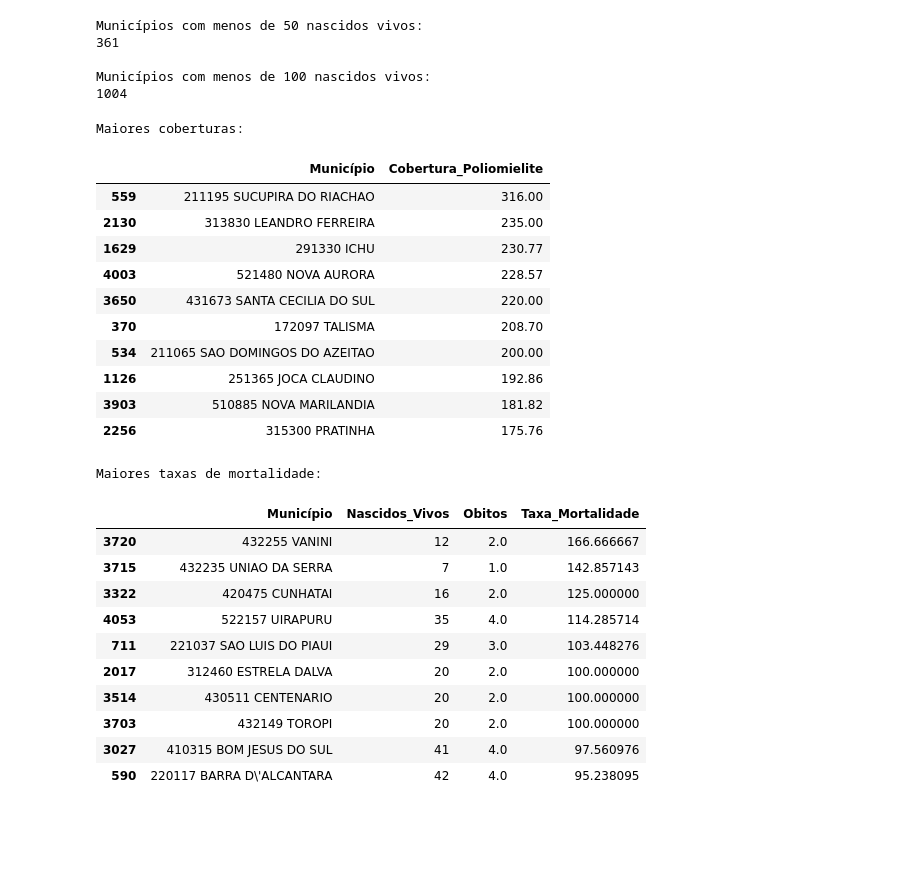
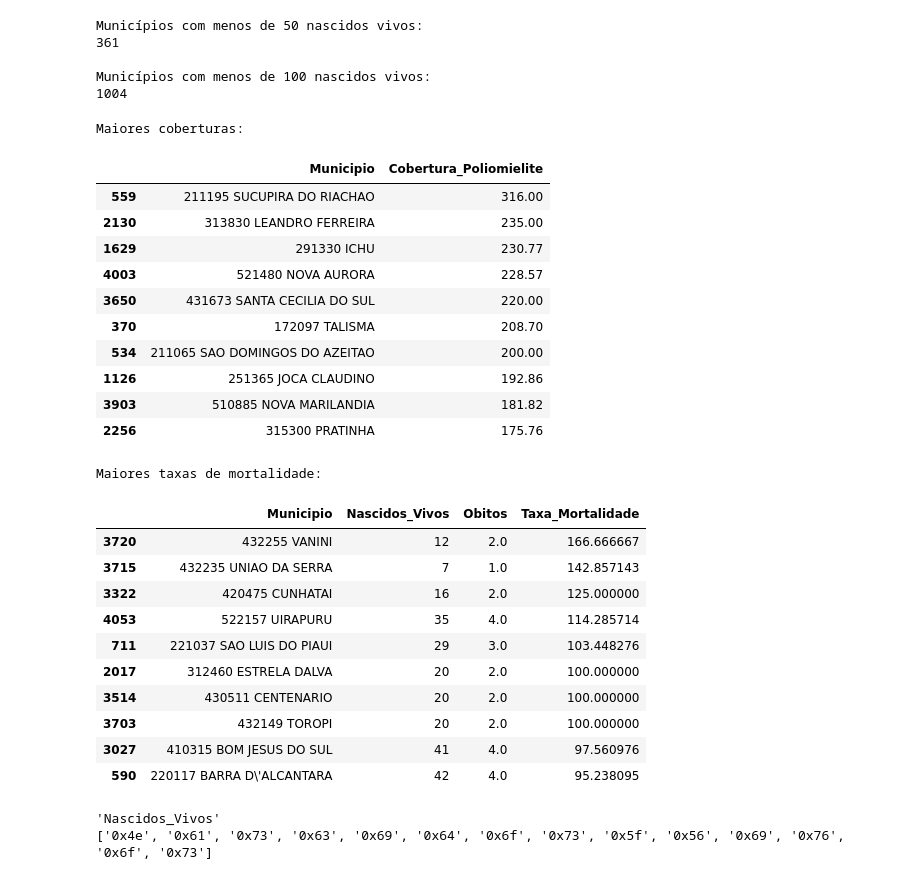
Before and after one commit to deltageneral186/Projeto-Final-de-Ciencia-de-Dados, a Jupyter notebook: datasets/Projeto Final de Ciência de Dados.ipynb, the cells around one changed output. Saved outputs shown, nothing was run; the diff lists cells and outputs as text; code cells hidden in the pictures; blank space fills up the shorter version.

```diff
--- a/datasets/Projeto Final de Ciência de Dados.ipynb
+++ b/datasets/Projeto Final de Ciência de Dados.ipynb
@@ -225,24 +231,24 @@ obitos["codigo_municipio"] = (
 # %% [markdown]
 Criando código para os municípios (nova coluna)
 # %%
-imunizacao["codigo_municipio"] = imunizacao["Município"].str.extract(r"^(\d{6})")[0]
+imunizacao["codigo_municipio"] = imunizacao["Municipio"].str.extract(r"^(\d{6})")[0]
 
-obitos["codigo_municipio"] = obitos["Município"].str.extract(r"^(\d{6})")[0]
+obitos["codigo_municipio"] = obitos["Municipio"].str.extract(r"^(\d{6})")[0]
 
-nascidos["codigo_municipio"] = nascidos["Município"].str.extract(r"^(\d{6})")[0]
+nascidos["codigo_municipio"] = nascidos["Municipio"].str.extract(r"^(\d{6})")[0]
 # %% [markdown]
 Cruzando dados
 # %%
 df = pd.merge(
-    imunizacao[["codigo_municipio", "Município", "Poliomielite"]],
-    obitos[["codigo_municipio", "Óbitos_p/Residênc"]],
+    imunizacao[["codigo_municipio", "Municipio", "Poliomielite"]],
+    obitos[["codigo_municipio", "Obitos"]],
     on="codigo_municipio",
     how="inner"
 )
 # %%
 df = pd.merge(
     df,
-    nascidos[["codigo_municipio", "Nascim_p/resid.mãe"]],
+    nascidos[["codigo_municipio", "Nascidos_Vivos"]],
     on="codigo_municipio",
     how="inner"
 )
@@ -355,7 +361,7 @@ df = df.rename(columns={
 df = df[
     [
         "codigo_municipio",
-        "Município",
+        "Municipio",
         "UF",
         "Região",
         "Cobertura_Poliomielite",
@@ -429,19 +435,19 @@ Municípios com menos de 100 nascidos vivos:
 # %%
 print("Maiores coberturas:")
 display(
     df.nlargest(10, "Cobertura_Poliomielite")[
-        ["Município", "Cobertura_Poliomielite"]
+        ["Municipio", "Cobertura_Poliomielite"]
     ]
 )
 print("\nMaiores taxas de mortalidade:")
 display(
     df.nlargest(10, "Taxa_Mortalidade")[
-        ["Município", "Nascidos_Vivos", "Obitos", "Taxa_Mortalidade"]
+        ["Municipio", "Nascidos_Vivos", "Obitos", "Taxa_Mortalidade"]
     ]
 )
 # %% [output]
 Maiores coberturas:
-|  | Município | Cobertura_Poliomielite |
+|  | Municipio | Cobertura_Poliomielite |
 | 559 | 211195 SUCUPIRA DO RIACHAO | 316.00 |
 | 2130 | 313830 LEANDRO FERREIRA | 235.00 |
 | 1629 | 291330 ICHU | 230.77 |
@@ -453,7 +459,7 @@ Maiores coberturas:
 | 3903 | 510885 NOVA MARILANDIA | 181.82 |
 | 2256 | 315300 PRATINHA | 175.76 |
 Maiores taxas de mortalidade:
-|  | Município | Nascidos_Vivos | Obitos | Taxa_Mortalidade |
+|  | Municipio | Nascidos_Vivos | Obitos | Taxa_Mortalidade |
 | 3720 | 432255 VANINI | 12 | 2.0 | 166.666667 |
 | 3715 | 432235 UNIAO DA SERRA | 7 | 1.0 | 142.857143 |
 | 3322 | 420475 CUNHATAI | 16 | 2.0 | 125.000000 |
@@ -464,3 +470,11 @@ Maiores taxas de mortalidade:
 | 3703 | 432149 TOROPI | 20 | 2.0 | 100.000000 |
 | 3027 | 410315 BOM JESUS DO SUL | 41 | 4.0 | 97.560976 |
 | 590 | 220117 BARRA D\'ALCANTARA | 42 | 4.0 | 95.238095 |
+# %%
+# 1. O valor real na coluna já está corrompido, ou só o print está errado?
+col = nascidos.columns[1]  # ou o nome que já apareceu quebrado
+print(repr(col))
+print([hex(ord(c)) for c in col])
+# %% [output]
+'Nascidos_Vivos'
+['0x4e', '0x61', '0x73', '0x63', '0x69', '0x64', '0x6f', '0x73', '0x5f', '0x56', '0x69', '0x76', '0x6f', '0x73']
```
Also changed, not shown: parts of 12 cells of this notebook.
